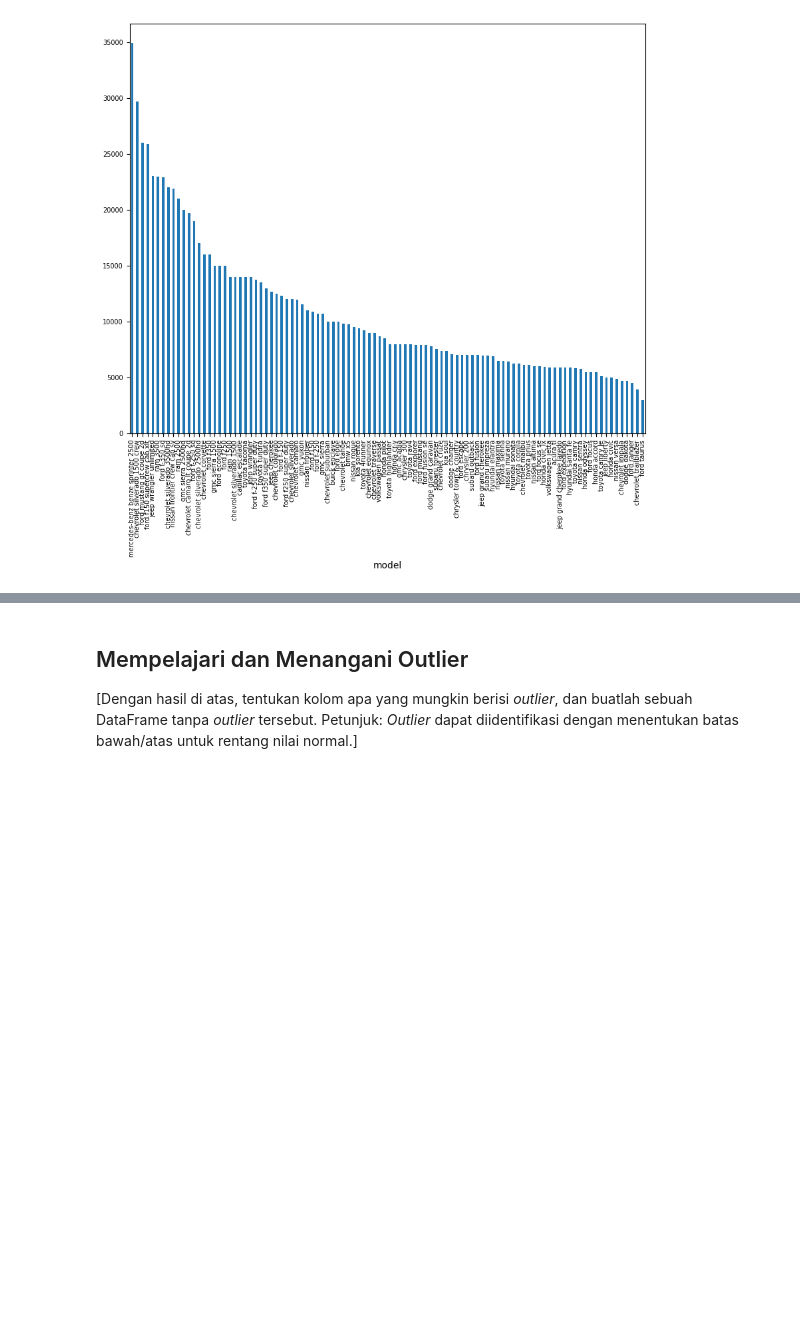
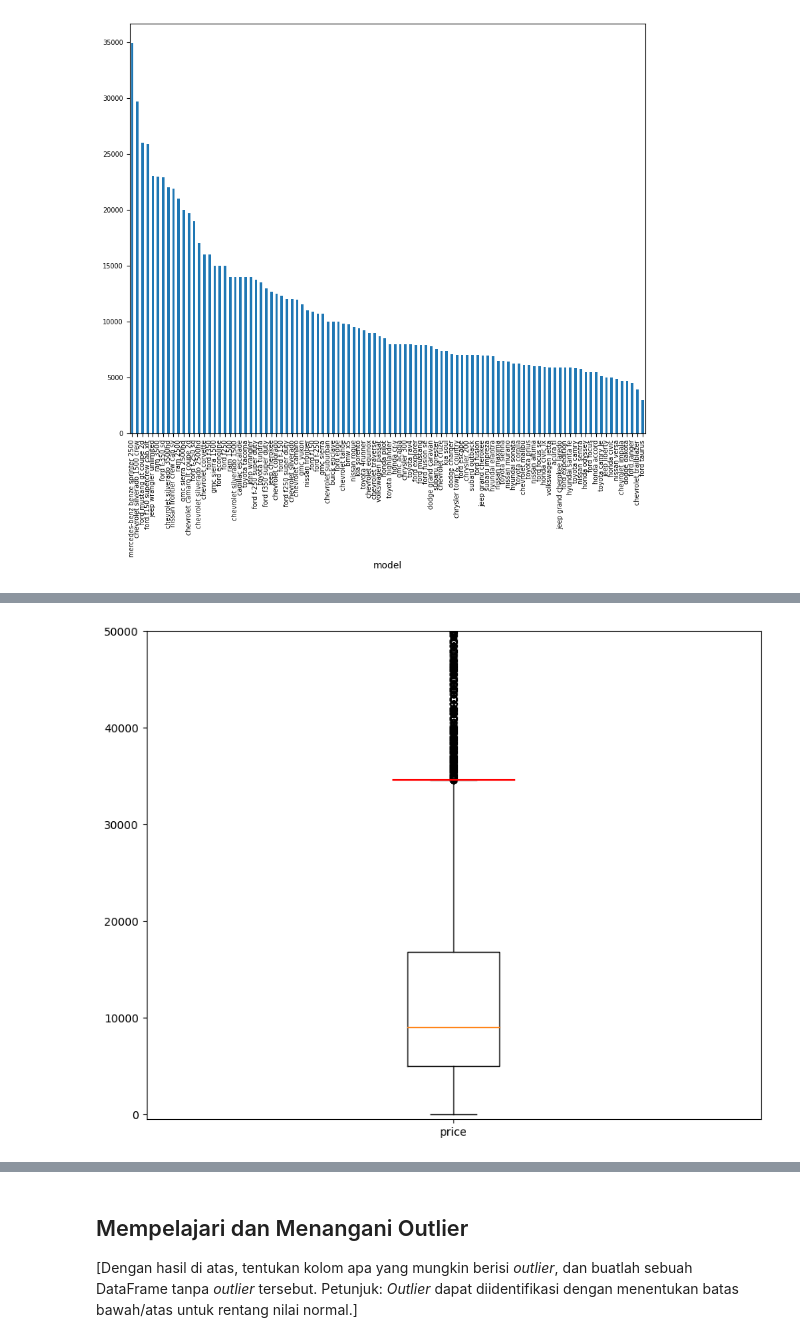
Before and after one commit to ShirotaT/DataAnalyst_Practicum, a Jupyter notebook: Project_3/57ec1497-8bd0-4989-ae0f-b3a815bc570b.ipynb, the cells around one changed output, grey strips where cells are left out. Drawn from its saved outputs; the diff is of its cells as text; code cells hidden in the pictures; blank space fills up the shorter version.

```diff
--- a/Project_3/57ec1497-8bd0-4989-ae0f-b3a815bc570b.ipynb
+++ b/Project_3/57ec1497-8bd0-4989-ae0f-b3a815bc570b.ipynb
@@ -631,0 +618,16 @@ mercedes-benz benze sprinter 2500  34900.000000
+# %%
+harga = data_new['price']
+
+fig, ax = plt.subplots(figsize=(10, 8))
+
+ax.boxplot(harga, labels=['price'])
+
+Q1 = harga.quantile(0.25)
+Q3 = harga.quantile(0.75)
+IQR = Q3 - Q1
+
+plt.hlines(y=Q3+1.5*IQR, xmin=0.9, xmax=1.1, color='red')
+plt.ylim(-500,  50000)
+plt.show()
+# %% [output]
+[figure, added]
```
Also changed, not shown: parts of 37 cells of this notebook.
